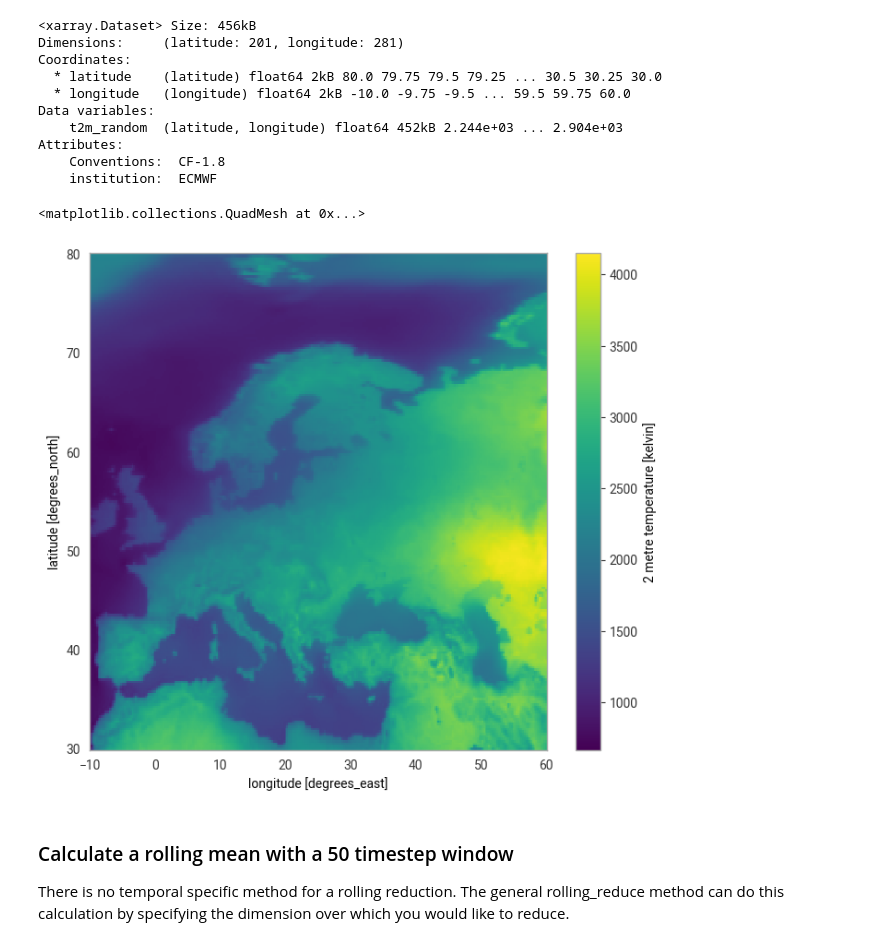
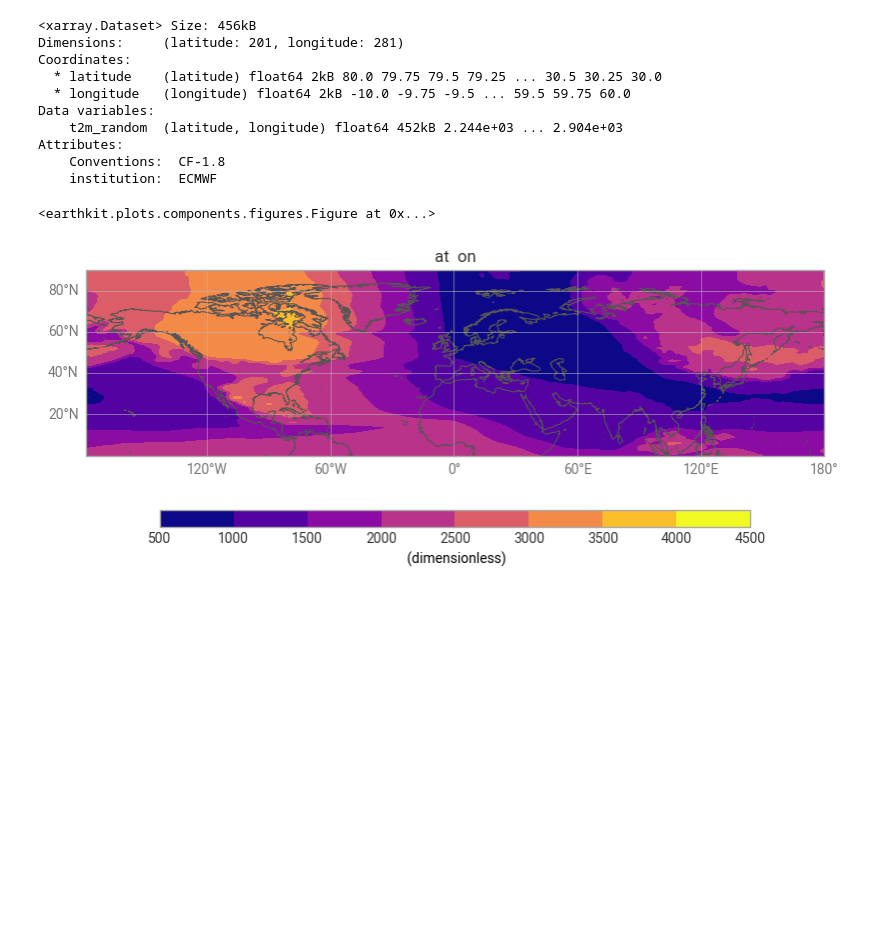
Before and after one commit to ecmwf/earthkit-transforms, a Jupyter notebook: docs/notebooks/temporal/01-era5-general-methods.ipynb, the cells around one changed output. Saved outputs shown, nothing was run; the diff lists cells and outputs as text; code cells hidden in the pictures; blank space fills up the shorter version.

```diff
--- a/docs/notebooks/temporal/01-era5-general-methods.ipynb
+++ b/docs/notebooks/temporal/01-era5-general-methods.ipynb
@@ -123,11 +117,7 @@ Attributes:
     institution:  ECMWF
 # %%
 # A simple matplotlib plot to view the data:
-era5_t_my_method.t2m_random.plot()
+ekp.quickplot(era5_t_my_method)
 # %% [output]
-<matplotlib.collections.QuadMesh at 0x...>
+<earthkit.plots.components.figures.Figure at 0x...>
-[figure, old version]
+[figure, new version]
-# %% [markdown]
-### Calculate a rolling mean with a 50 timestep window
-
-There is no temporal specific method for a rolling reduction. The general rolling_reduce method can do this calculation by specifying the dimension over which you would like to reduce.
```
Also changed, not shown: parts of 5 cells of this notebook, 2 other files.
